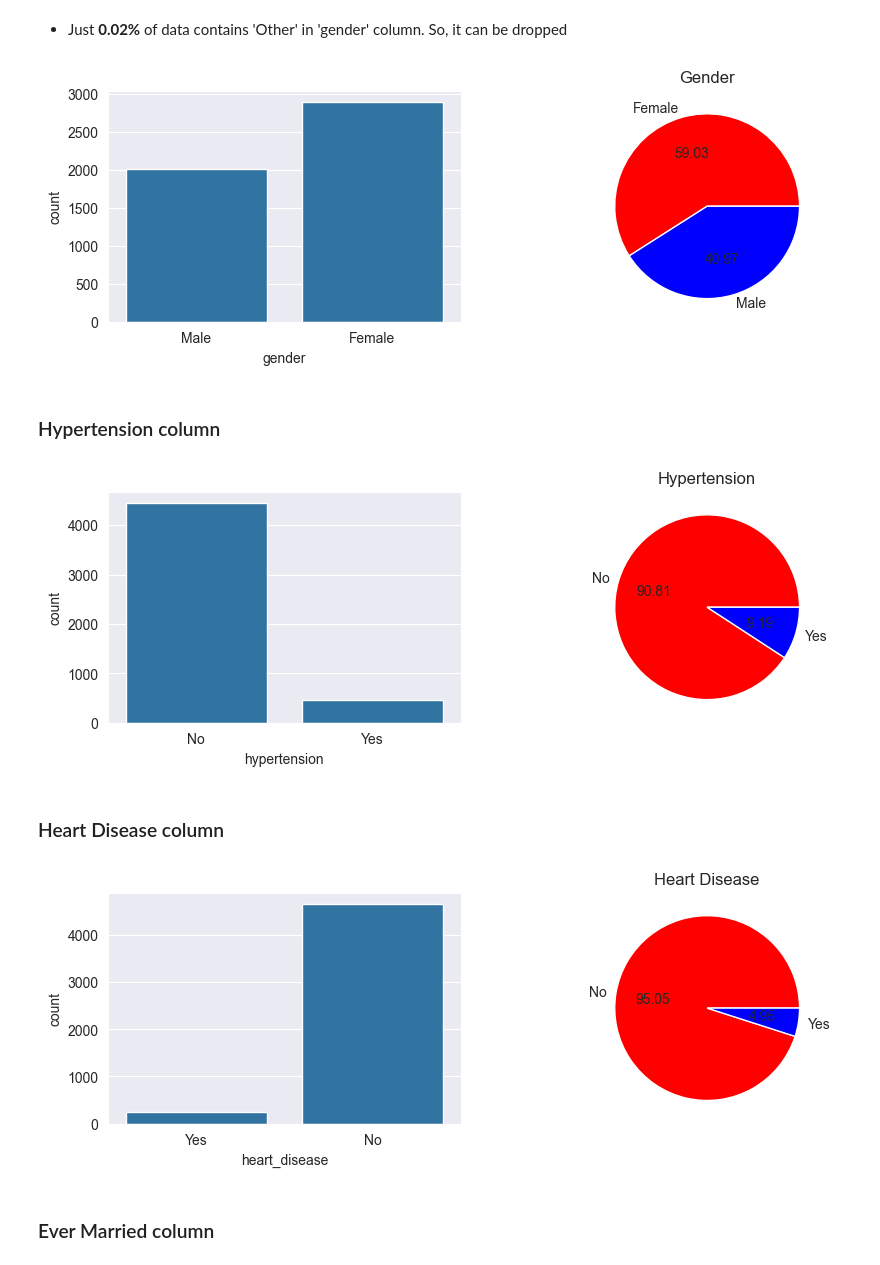
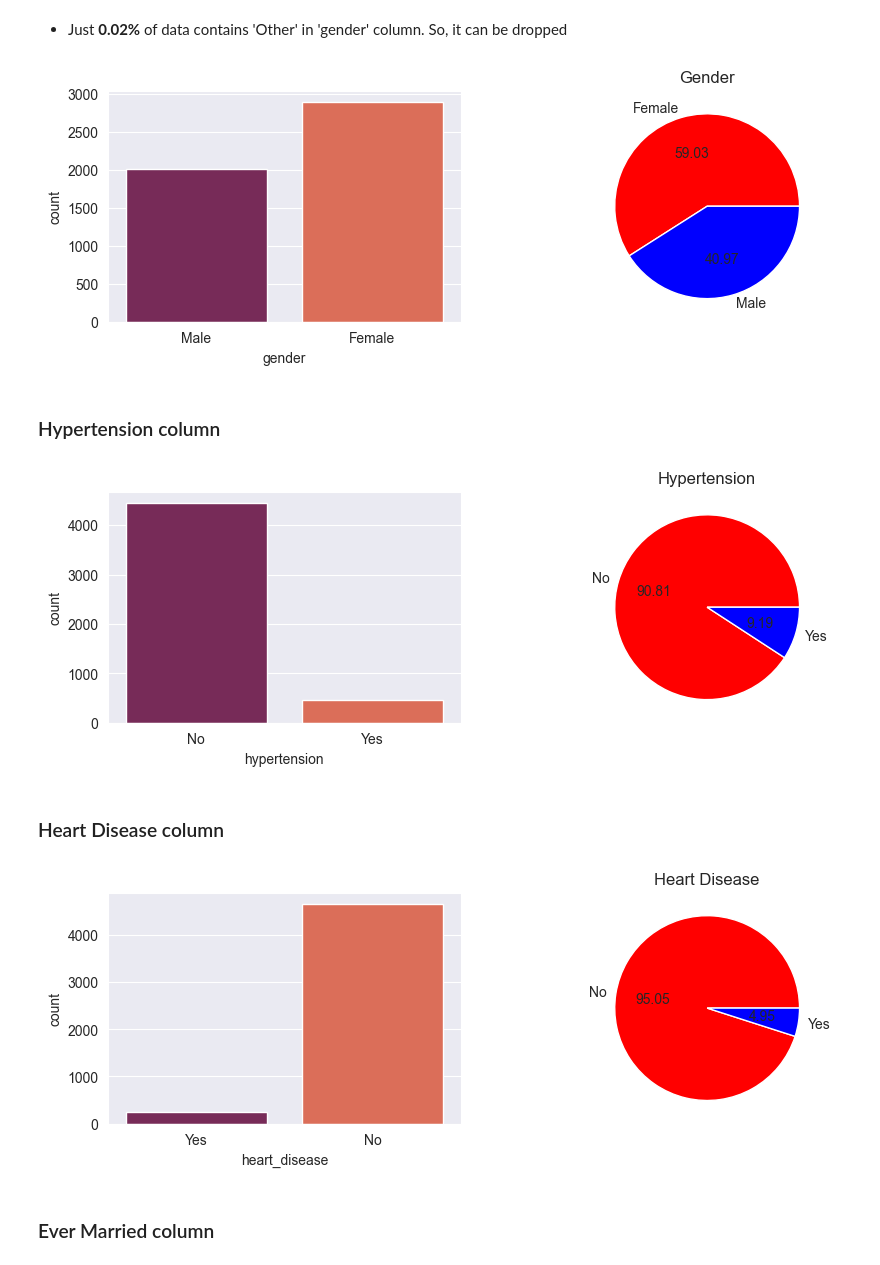
Before and after one commit to yuvaneshkm/Stroke_Prediction, a Jupyter notebook: brain_stroke_prediction.ipynb, the cells around one changed output. Saved outputs shown, nothing was run; the diff lists cells and outputs as text; code cells hidden in the pictures.

```diff
--- a/brain_stroke_prediction.ipynb
+++ b/brain_stroke_prediction.ipynb
@@ -164,24 +220,24 @@ data = data[data['gender']!='Other']
 # %%
 plt.figure(figsize=(10,3))
 
 plt.subplot(121)
-sns.countplot(x=data['gender'])
+sns.countplot(x=data['gender'], palette='rocket')
 
 plt.subplot(122)
 plt.title("Gender")
 plt.pie(x=data['gender'].value_counts().values,
         labels=data['gender'].value_counts().index,
         autopct='%0.2f',
         colors=['red','blue']);
 # %% [output]
-[figure, old version]
+[figure, new version]
 # %% [markdown]
 ### Hypertension column
 # %%
 plt.figure(figsize=(10,3))
 
 plt.subplot(121)
-sns.countplot(x=data['hypertension'])
+sns.countplot(x=data['hypertension'], palette='rocket')
 
 plt.subplot(122)
 plt.title("Hypertension")
@@ -190,14 +246,14 @@ plt.pie(x=data['hypertension'].value_counts().values,
         autopct='%0.2f',
         colors=['red','blue']);
 # %% [output]
-[figure, old version]
+[figure, new version]
 # %% [markdown]
 ### Heart Disease column
 # %%
 plt.figure(figsize=(10,3))
 
 plt.subplot(121)
-sns.countplot(x=data['heart_disease'])
+sns.countplot(x=data['heart_disease'], palette='rocket')
 
 plt.subplot(122)
 plt.title("Heart Disease")
@@ -206,7 +262,7 @@ plt.pie(x=data['heart_disease'].value_counts().values,
         autopct='%0.2f',
         colors=['red','blue']);
 # %% [output]
-[figure, old version]
+[figure, new version]
 # %% [markdown]
 ### Ever Married column
 # %%
```
Also changed, not shown: parts of 31 cells of this notebook, 1 other file.
